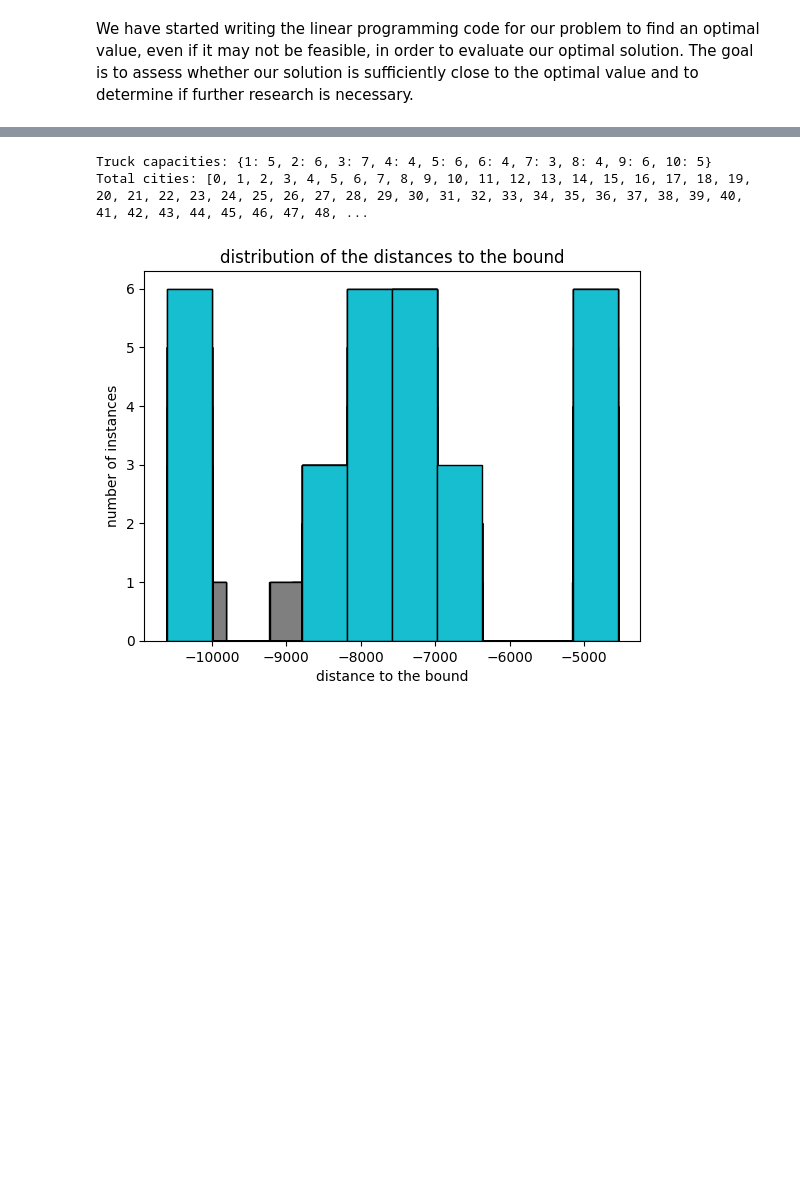
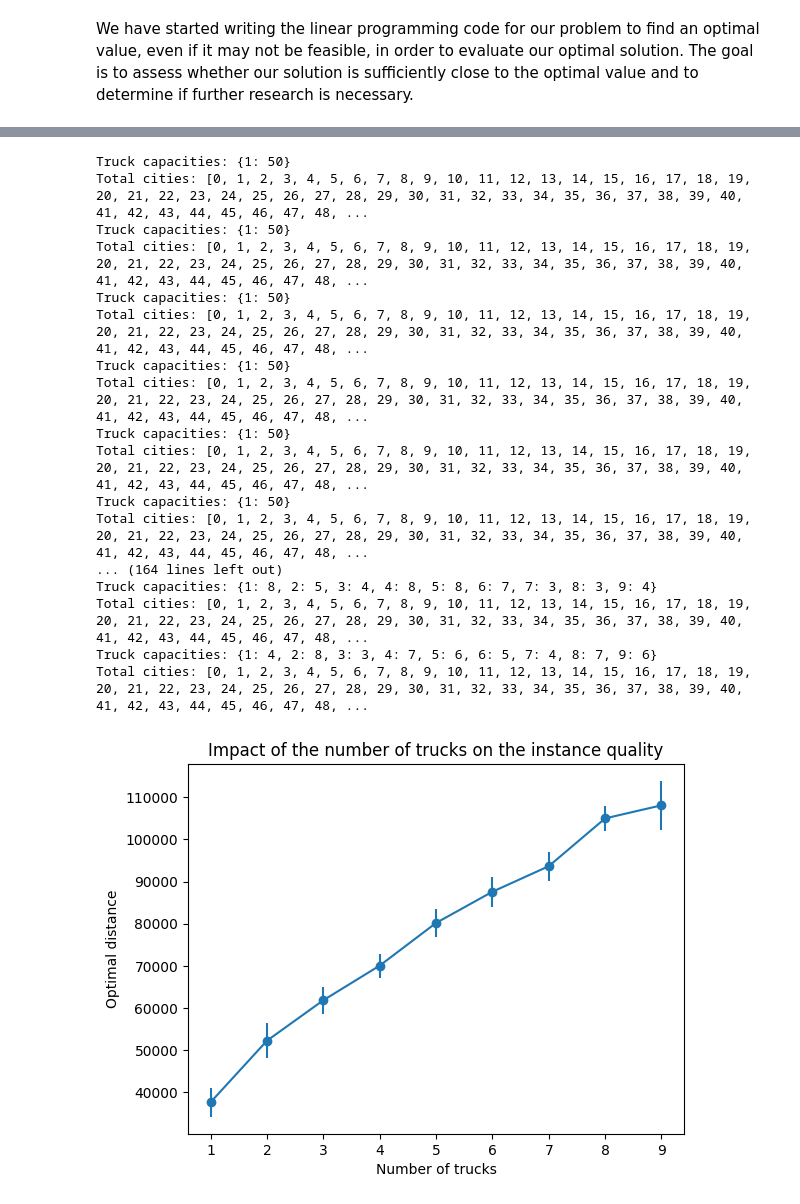
Before and after one commit to SimoElvirand/1-Le-probl-me-du-voyageur-de-commerce-avec-plusieurs-camions, a Jupyter notebook: Final Project with statistical final111.ipynb, the cells around one changed output, grey strips where cells are left out. Cells and saved outputs as stored; diff of their text form; code cells hidden in the pictures; blank space fills up the shorter version.

```diff
--- a/Final Project with statistical final111.ipynb
+++ b/Final Project with statistical final111.ipynb
@@ -475,7 +477,6 @@ neighbors(initial_solution_tuple): Generates all the neighboring solutions of a
 # %%
 tabu_list_size = 5
 iter_max = 30
-morebest = 0
 
 def tabu_search(initial_solution, tabu_list_size, iter_max):
     nb_iter = 0
@@ -510,8 +511,7 @@ def tabu_search(initial_solution, tabu_list_size, iter_max):
             nb_iter = 0
 
 
-
-        best_current.append(morebest)
+        best_current.append(global_best_distance)
         current.append(best_distance)
 
         current_solution = best_solution
@@ -875,8 +865,11 @@ The optimal distance found thanks to the tabu search method is: 0
 from ipywidgets import IntProgress
 from IPython.display import display
 total_distance = 0
-tabu_list_size = 5000
+tabu_list_size = 10000
 iter_max = 10000
+
+bar = IntProgress(min=0, max=4, layout={"width" : "100%"})
+display(bar)
 
 # Iterate over the random solutions
 for path in rand_sol.values():
@@ -895,8 +888,10 @@ for path in rand_sol.values():
     res = plt.plot(range(len(current)), current)
     res = plt.plot(range(len(current)), best_current)
     break
+    bar.value += 1
     # Add the global best distance to the total distance
     total_distance += global_best_distance
+bar.close()
 
 # Print the total distance found by the tabu search algorithm
 print('The optimal distance found thanks to the tabu search method is:', total_distance)
@@ -936,13 +968,28 @@ def plot_tabu_impact( n_cities, n_trucks, tabu_list_sizes, n_repetitions):
          plt.ylabel("number of instances")
          plt.title("distribution of the distances to the bound")
 # %%
+tabu_list_size = 20
+iter_max = 30
 n_cities = 50
-n_trucks = 10
-tabu_list_sizes = [10, 20, 30]
-n_repetitions = 100
-
-plot_tabu_impact(n_cities, n_trucks, tabu_list_sizes, n_repetitions)
+n_trucks = list(range(1, 10))
+n_repetitions = 10
+plot_truck_impact(n_cities, n_trucks, n_repetitions)
 # %% [output]
-Truck capacities: {1: 5, 2: 6, 3: 7, 4: 4, 5: 6, 6: 4, 7: 3, 8: 4, 9: 6, 10: 5}
+Truck capacities: {1: 50}
 Total cities: [0, 1, 2, 3, 4, 5, 6, 7, 8, 9, 10, 11, 12, 13, 14, 15, 16, 17, 18, 19, 20, 21, 22, 23, 24, 25, 26, 27, 28, 29, 30, 31, 32, 33, 34, 35, 36, 37, 38, 39, 40, 41, 42, 43, 44, 45, 46, 47, 48, ...
+Truck capacities: {1: 50}
+Total cities: [0, 1, 2, 3, 4, 5, 6, 7, 8, 9, 10, 11, 12, 13, 14, 15, 16, 17, 18, 19, 20, 21, 22, 23, 24, 25, 26, 27, 28, 29, 30, 31, 32, 33, 34, 35, 36, 37, 38, 39, 40, 41, 42, 43, 44, 45, 46, 47, 48, ...
+Truck capacities: {1: 50}
+Total cities: [0, 1, 2, 3, 4, 5, 6, 7, 8, 9, 10, 11, 12, 13, 14, 15, 16, 17, 18, 19, 20, 21, 22, 23, 24, 25, 26, 27, 28, 29, 30, 31, 32, 33, 34, 35, 36, 37, 38, 39, 40, 41, 42, 43, 44, 45, 46, 47, 48, ...
+Truck capacities: {1: 50}
+Total cities: [0, 1, 2, 3, 4, 5, 6, 7, 8, 9, 10, 11, 12, 13, 14, 15, 16, 17, 18, 19, 20, 21, 22, 23, 24, 25, 26, 27, 28, 29, 30, 31, 32, 33, 34, 35, 36, 37, 38, 39, 40, 41, 42, 43, 44, 45, 46, 47, 48, ...
+Truck capacities: {1: 50}
+Total cities: [0, 1, 2, 3, 4, 5, 6, 7, 8, 9, 10, 11, 12, 13, 14, 15, 16, 17, 18, 19, 20, 21, 22, 23, 24, 25, 26, 27, 28, 29, 30, 31, 32, 33, 34, 35, 36, 37, 38, 39, 40, 41, 42, 43, 44, 45, 46, 47, 48, ...
+Truck capacities: {1: 50}
+Total cities: [0, 1, 2, 3, 4, 5, 6, 7, 8, 9, 10, 11, 12, 13, 14, 15, 16, 17, 18, 19, 20, 21, 22, 23, 24, 25, 26, 27, 28, 29, 30, 31, 32, 33, 34, 35, 36, 37, 38, 39, 40, 41, 42, 43, 44, 45, 46, 47, 48, ...
+... (164 lines left out)
+Truck capacities: {1: 8, 2: 5, 3: 4, 4: 8, 5: 8, 6: 7, 7: 3, 8: 3, 9: 4}
+Total cities: [0, 1, 2, 3, 4, 5, 6, 7, 8, 9, 10, 11, 12, 13, 14, 15, 16, 17, 18, 19, 20, 21, 22, 23, 24, 25, 26, 27, 28, 29, 30, 31, 32, 33, 34, 35, 36, 37, 38, 39, 40, 41, 42, 43, 44, 45, 46, 47, 48, ...
+Truck capacities: {1: 4, 2: 8, 3: 3, 4: 7, 5: 6, 6: 5, 7: 4, 8: 7, 9: 6}
+Total cities: [0, 1, 2, 3, 4, 5, 6, 7, 8, 9, 10, 11, 12, 13, 14, 15, 16, 17, 18, 19, 20, 21, 22, 23, 24, 25, 26, 27, 28, 29, 30, 31, 32, 33, 34, 35, 36, 37, 38, 39, 40, 41, 42, 43, 44, 45, 46, 47, 48, ...
-[figure, old version]
+[figure, new version]
```
Also changed, not shown: parts of 25 cells of this notebook.
